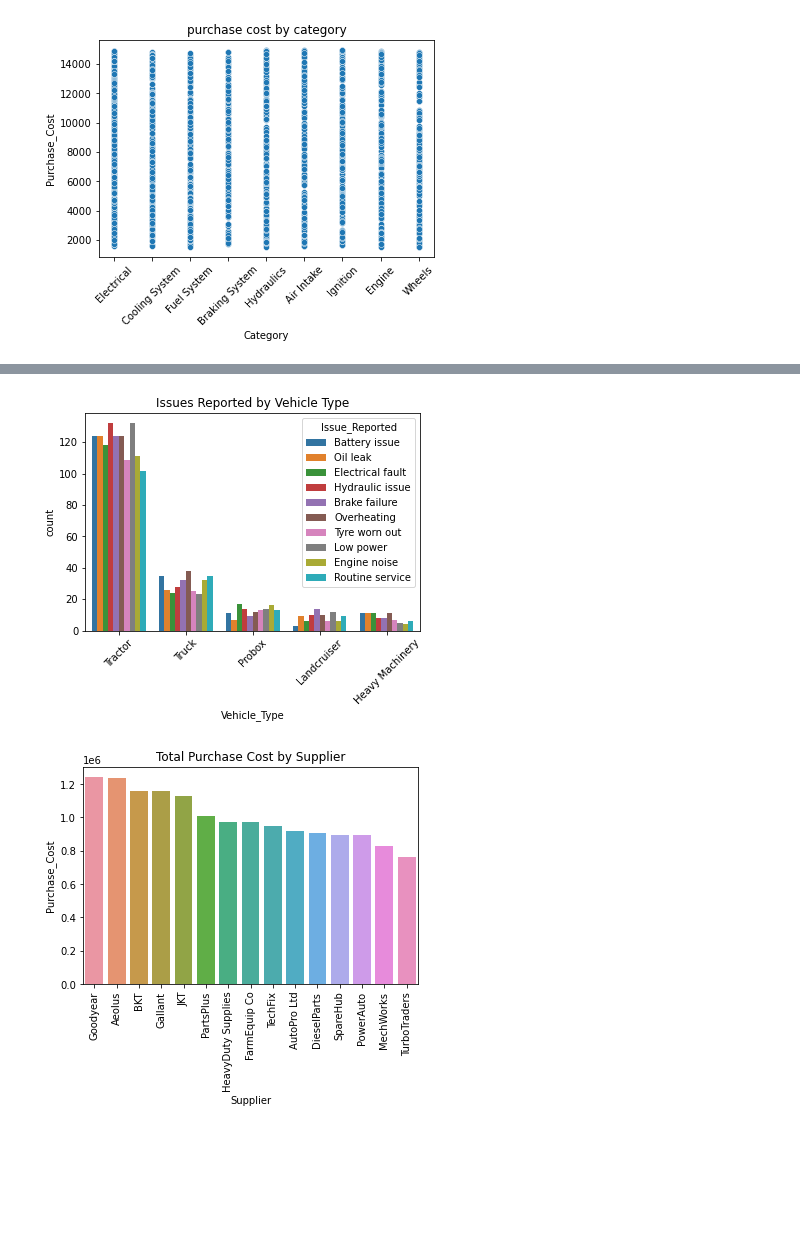
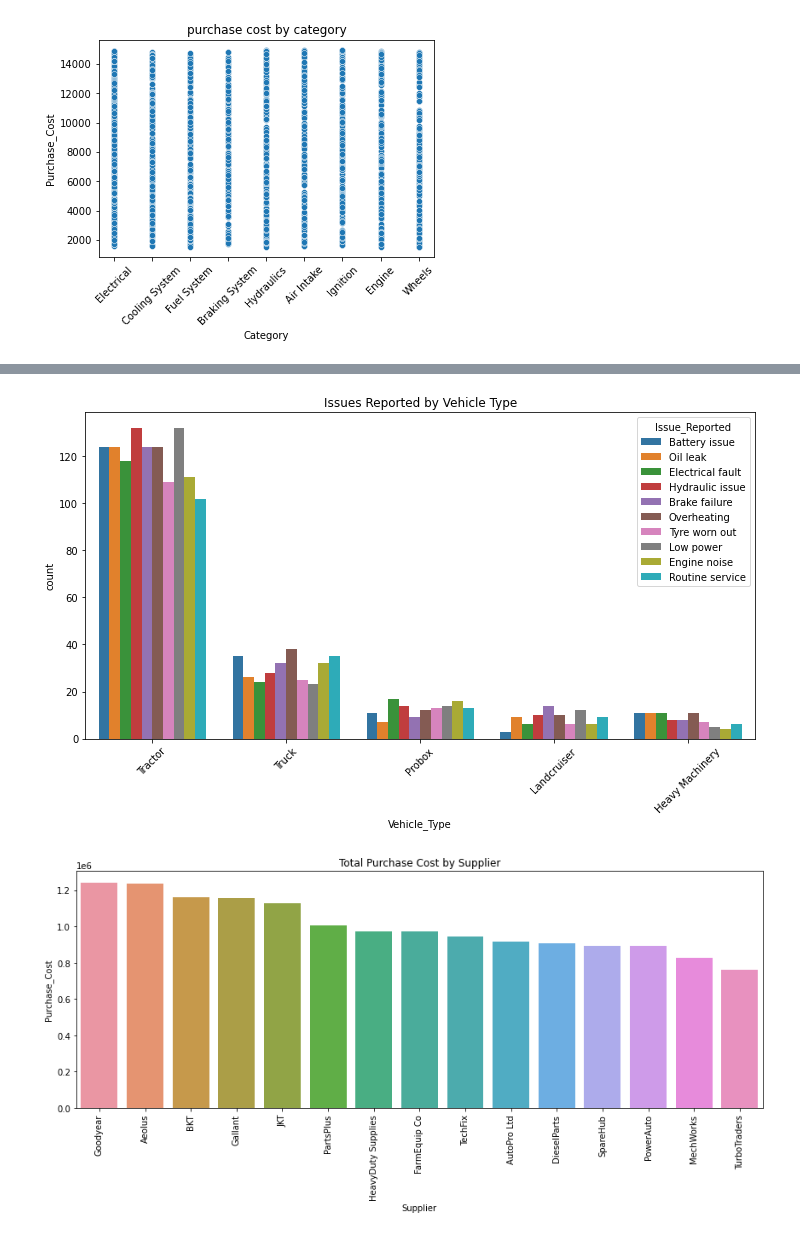
Before and after one commit to Masinde10/Fleet-operations, a Jupyter notebook: Fleet operations.ipynb, the cells around one changed output, grey strips where cells are left out. Cells and saved outputs as stored; diff of their text form; code cells hidden in the pictures; blank space fills up the shorter version.

```diff
--- a/Fleet operations.ipynb
+++ b/Fleet operations.ipynb
@@ -137,7 +142,9 @@ plt.xticks(rotation=45);
 # %%
+# Count the number of issues reported by vehicle type
+plt.figure(figsize=(12, 6))
 sns.countplot(x='Vehicle_Type', hue='Issue_Reported', data=df)
 plt.title('Issues Reported by Vehicle Type')
 plt.xticks(rotation=45);
 # %% [output]
-[figure, old version]
+[figure, new version]
 # %%
@@ -145,6 +153,9 @@ suplier_cost= df.groupby('Supplier')["Purchase_Cost"].sum().sort_values(ascendin
 # %%
+# Plot the total purchase cost by supplier
+plt.figure(figsize=(12, 6))
 sns.barplot(x= 'Supplier', y="Purchase_Cost" , data= suplier_cost)
 plt.xticks(rotation=90)
+plt.tight_layout()
 plt.title('Total Purchase Cost by Supplier');
 # %% [output]
-[figure, old version]
+[figure, new version]
```
Also changed, not shown: parts of 4 cells of this notebook.
